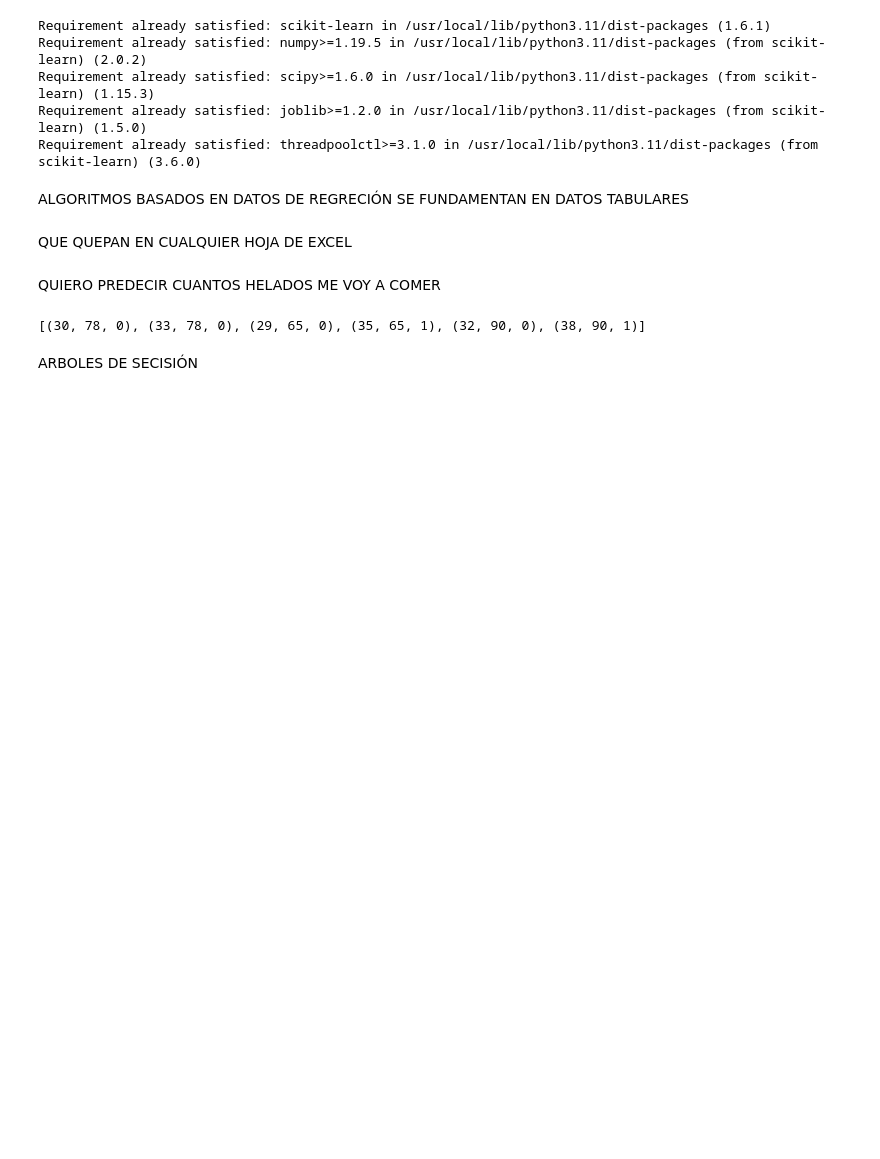
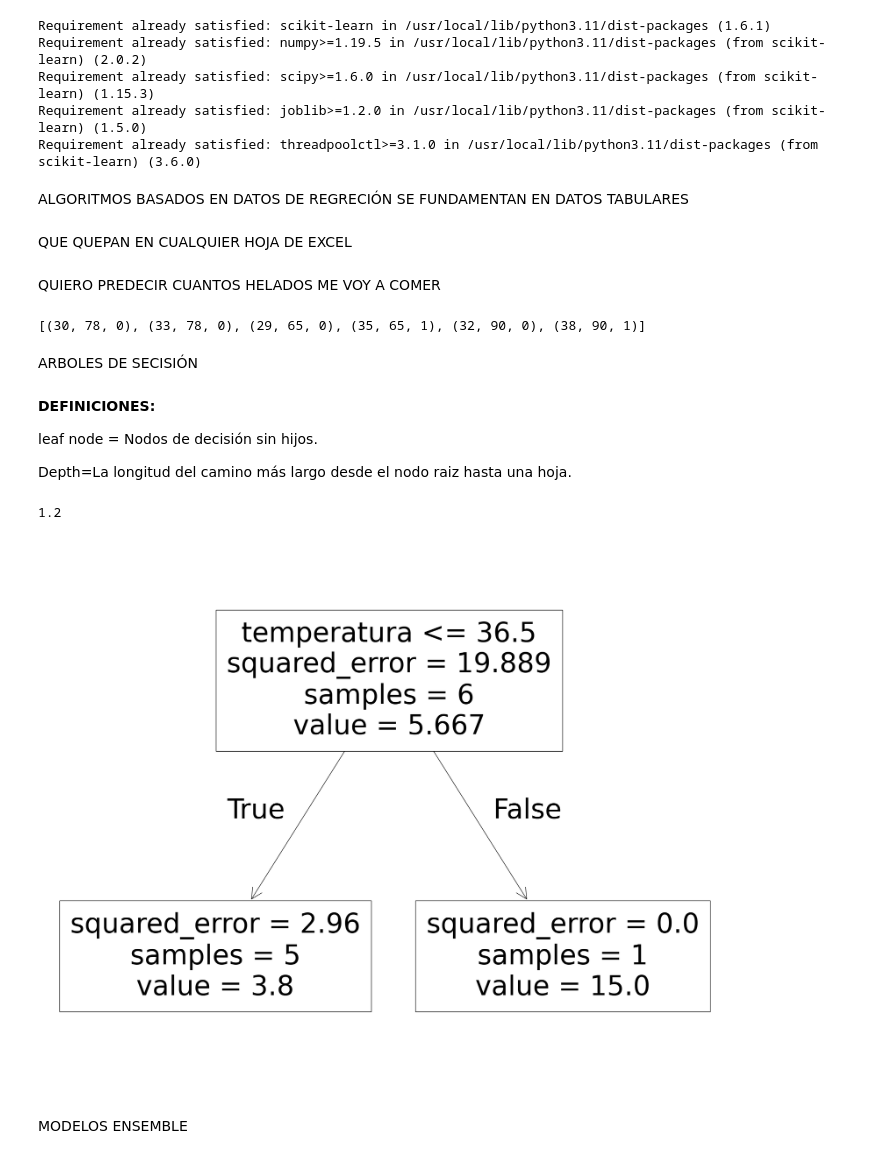
Before and after one commit to jdmartinezrs/K-NN_MODEL_KM_VEHICLE_PREDICTION, a Jupyter notebook: arbolesDeDecision.ipynb, the cells around one changed output. Drawn from its saved outputs; the diff is of its cells as text; code cells hidden in the pictures; blank space fills up the shorter version.

```diff
--- a/arbolesDeDecision.ipynb
+++ b/arbolesDeDecision.ipynb
@@ -59,3 +59,26 @@ ARBOLES DE SECISIÓN
 # %%
 from sklearn import tree
 from sklearn.tree import DecisionTreeRegressor
+# %%
+#tree_model = DecisionTreeRegressor(random_state=42)
+#tree_model = DecisionTreeRegressor(random_state=42, max_depth=3)
+tree_model = DecisionTreeRegressor(random_state=42, max_depth=3, max_leaf_nodes=2)
+tree_model = tree_model.fit(variables,helados)
+# %% [markdown]
+**DEFINICIONES:**
+
+leaf node = Nodos de decisión sin hijos.
+
+Depth=La longitud del camino más largo desde el nodo raiz hasta una hoja.
+# %%
+mean_absolute_error(helados, tree_model.predict(variables))
+# %% [output]
+1.2
+# %%
+fig = plt.figure(figsize=(25,20))
+tree.plot_tree(tree_model, feature_names=['temperatura','peso','hizo_ejercicio'])
+plt.show()
+# %% [output]
+[figure, added]
+# %% [markdown]
+MODELOS ENSEMBLE
```
